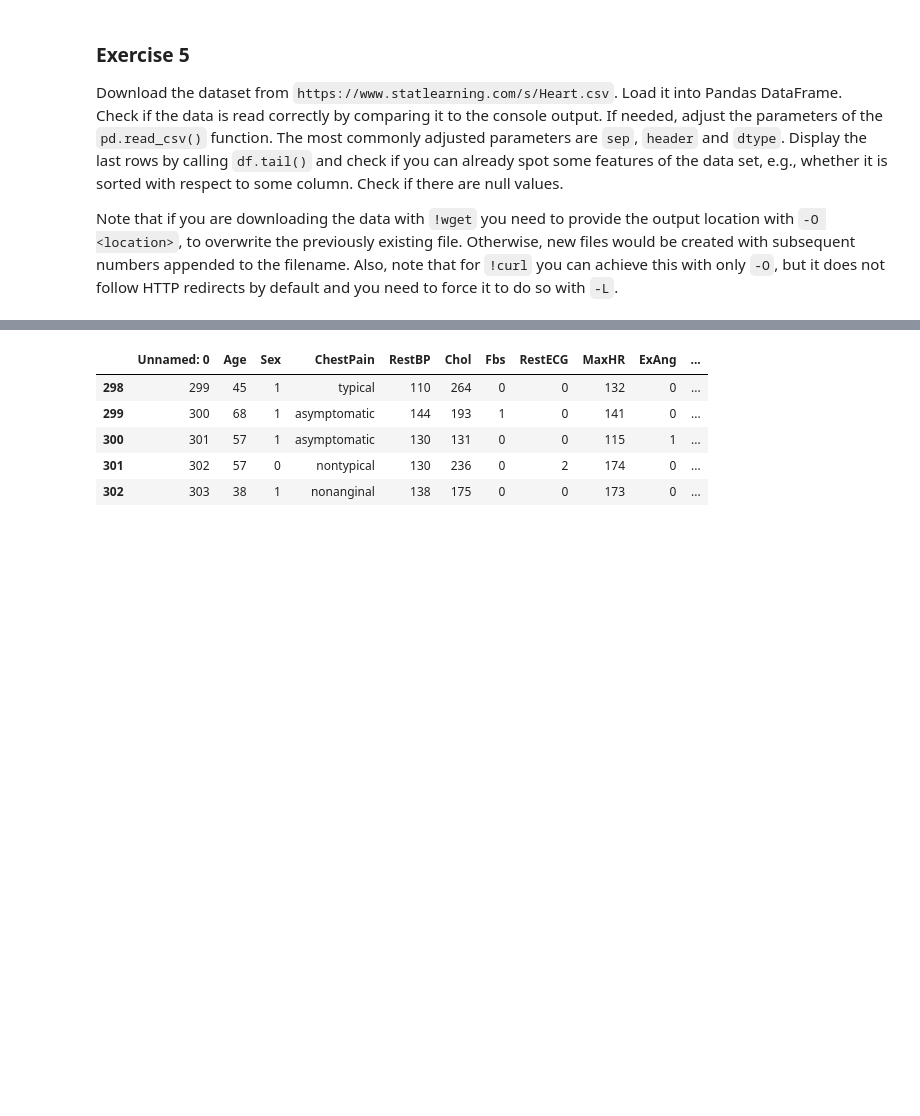
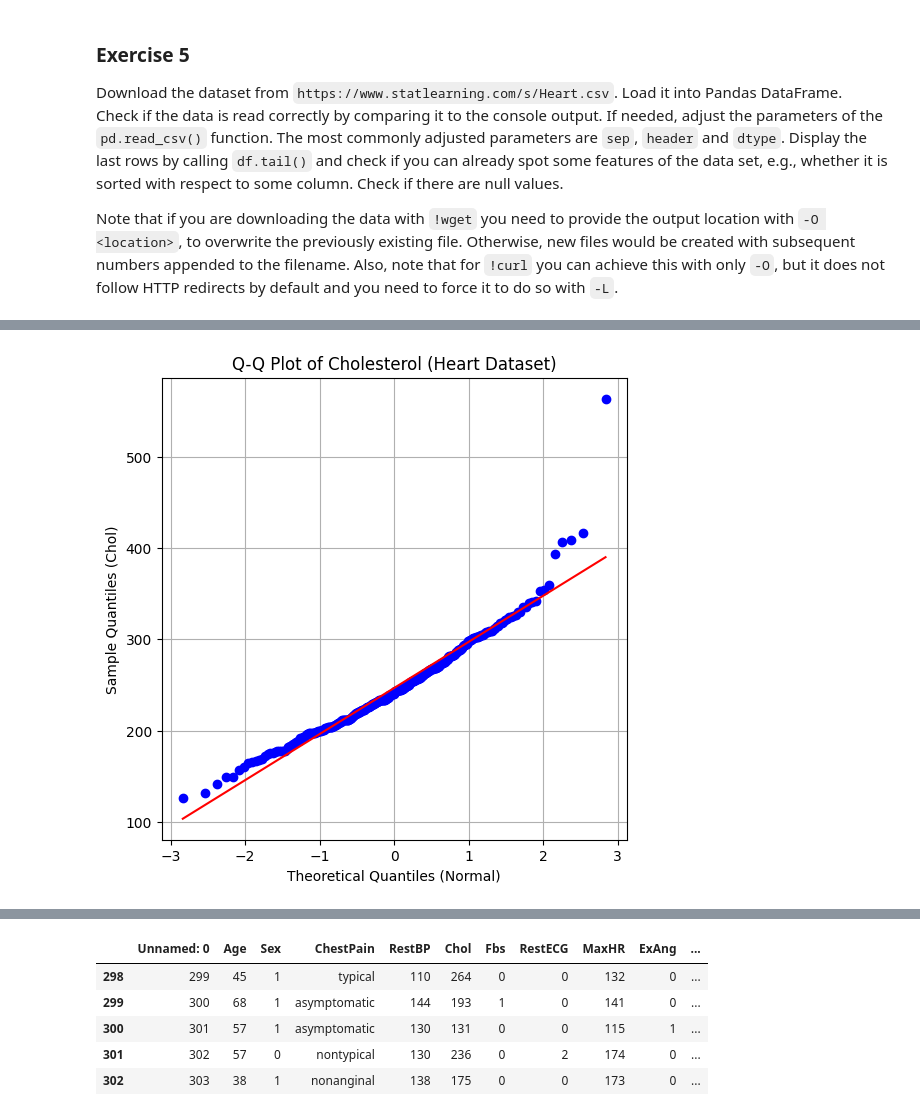
Before and after one commit to sylwia-sapkowska/intro-to-ml, a Jupyter notebook: 1_Introduction,_visualization,_descriptive_statistics_student_version.ipynb, the cells around one changed output, grey strips where cells are left out. Saved outputs shown, nothing was run; the diff lists cells and outputs as text; code cells hidden in the pictures; blank space fills up the shorter version.

```diff
--- a/1_Introduction,_visualization,_descriptive_statistics_student_version.ipynb
+++ b/1_Introduction,_visualization,_descriptive_statistics_student_version.ipynb
@@ -304,0 +351,19 @@ Heart.csv.2         100%[===================>]  19.46K  --.-KB/s    in 0.001s
+# %%
+import scipy.stats as stats
+
+df = pd.read_csv("Heart.csv")
+x = df["Chol"].dropna()
+
+plt.figure(figsize=(6,6))
+stats.probplot(x, dist="norm", plot=plt)
+
+plt.title("Q-Q Plot of Cholesterol (Heart Dataset)")
+plt.xlabel("Theoretical Quantiles (Normal)")
+plt.ylabel("Sample Quantiles (Chol)")
+plt.grid(True)
+
+plt.show()
+# W gruncie rzeczy to jest prawie dystrybucja normalna, w środku sie pokrywa, z lewej troche ponad (czyli najnizsze wartosci cholesterolu są nieco wyzsze niz dystrybucja normalna, ktora opisywalaby te dane)
+# Z prawej bardzo ekstremalne outliery.
+# %% [output]
+[figure, added]
```
Also changed, not shown: parts of 3 cells of this notebook.
